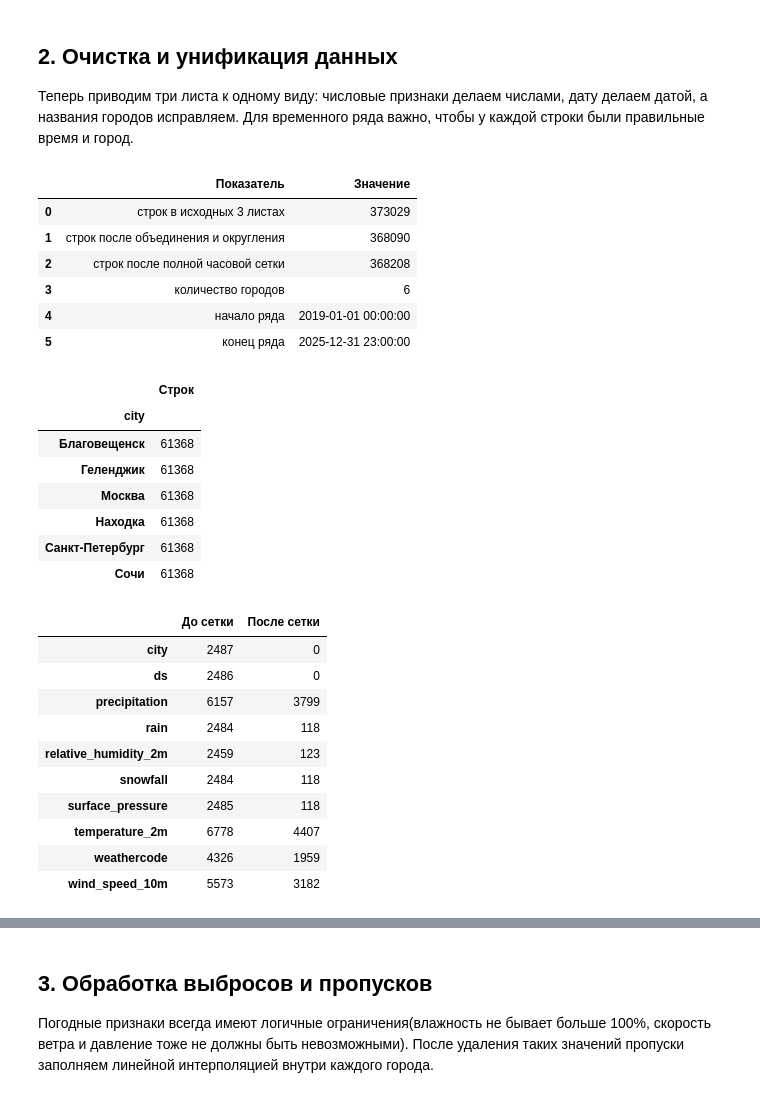
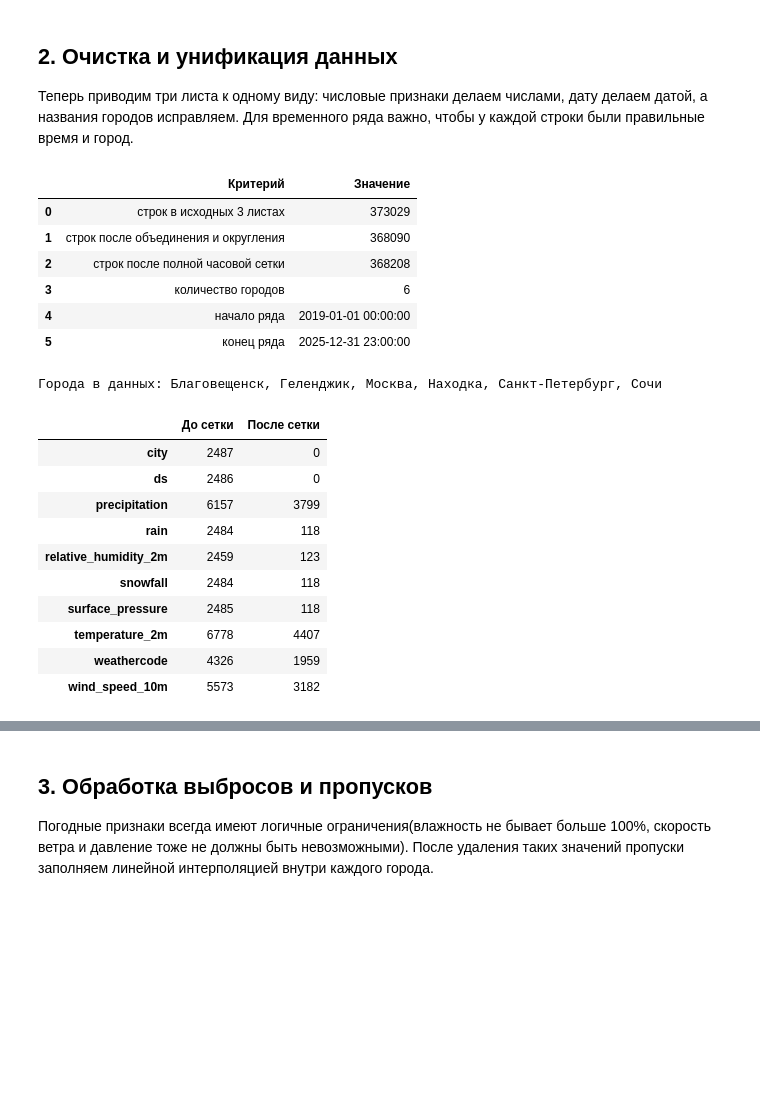
Before and after one commit to larkovandrey2-dev/analys_lab2, a Jupyter notebook: main.ipynb, the cells around one changed output, grey strips where cells are left out. Drawn from its saved outputs; the diff is of its cells as text; code cells hidden in the pictures; blank space fills up the shorter version.

```diff
--- a/main.ipynb
+++ b/main.ipynb
@@ -153,6 +153,9 @@ df_all = (
     .sort_values(["city", "ds"])
 )
 
+# Это еще не полностью очищенные данные. Они нужны только для первичных графиков.
+df_raw_cleaned = df_all.copy()
+
 # Для каждого города строим одинаковую часовую сетку
 full_range = pd.date_range(df_all["ds"].min(), df_all["ds"].max(), freq="h")
 city_parts = []
@@ -167,57 +170,50 @@ df_hourly = pd.concat(city_parts).rename_axis("ds").reset_index()
 df_hourly = df_hourly[["ds", "city"] + NUMERIC_COLS]
 
 summary = pd.DataFrame({
     "Критерий": [
         "строк в исходных 3 листах",
         "строк после объединения и округления",
         "строк после полной часовой сетки",
         "количество городов",
         "начало ряда",
         "конец ряда",
     ],
     "Значение": [
         rows_before,
         len(df_all),
         len(df_hourly),
         df_hourly["city"].nunique(),
         df_hourly["ds"].min(),
         df_hourly["ds"].max(),
     ],
 })
 
 missing_after_grid = df_hourly[NUMERIC_COLS].isna().sum()
 missing_table = pd.DataFrame({
     "До сетки": missing_before_grid,
     "После сетки": missing_after_grid,
 }).fillna(0).astype(int)
 
 display(summary)
-display(df_hourly["city"].value_counts().sort_index().to_frame("Строк"))
+print("Города в данных:", ", ".join(sorted(df_hourly["city"].unique())))
 display(missing_table)
 # %% [output]
-|  | Показатель | Значение |
+|  | Критерий | Значение |
 | 0 | строк в исходных 3 листах | 373029 |
 | 1 | строк после объединения и округления | 368090 |
 | 2 | строк после полной часовой сетки | 368208 |
 | 3 | количество городов | 6 |
 | 4 | начало ряда | 2019-01-01 00:00:00 |
 | 5 | конец ряда | 2025-12-31 23:00:00 |
+Города в данных: Благовещенск, Геленджик, Москва, Находка, Санкт-Петербург, Сочи
-|  | Строк |
-| city |  |
-| Благовещенск | 61368 |
-| Геленджик | 61368 |
-| Москва | 61368 |
-| Находка | 61368 |
-| Санкт-Петербург | 61368 |
-| Сочи | 61368 |
+|  | До сетки | После сетки |
+| city | 2487 | 0 |
+| ds | 2486 | 0 |
+| precipitation | 6157 | 3799 |
+| rain | 2484 | 118 |
+| relative_humidity_2m | 2459 | 123 |
+| snowfall | 2484 | 118 |
+| surface_pressure | 2485 | 118 |
+| temperature_2m | 6778 | 4407 |
+| weathercode | 4326 | 1959 |
+| wind_speed_10m | 5573 | 3182 |
-|  | До сетки | После сетки |
-| city | 2487 | 0 |
-| ds | 2486 | 0 |
-| precipitation | 6157 | 3799 |
-| rain | 2484 | 118 |
-| relative_humidity_2m | 2459 | 123 |
-| snowfall | 2484 | 118 |
-| surface_pressure | 2485 | 118 |
-| temperature_2m | 6778 | 4407 |
-| weathercode | 4326 | 1959 |
-| wind_speed_10m | 5573 | 3182 |
```
Also changed, not shown: parts of 16 cells of this notebook.
